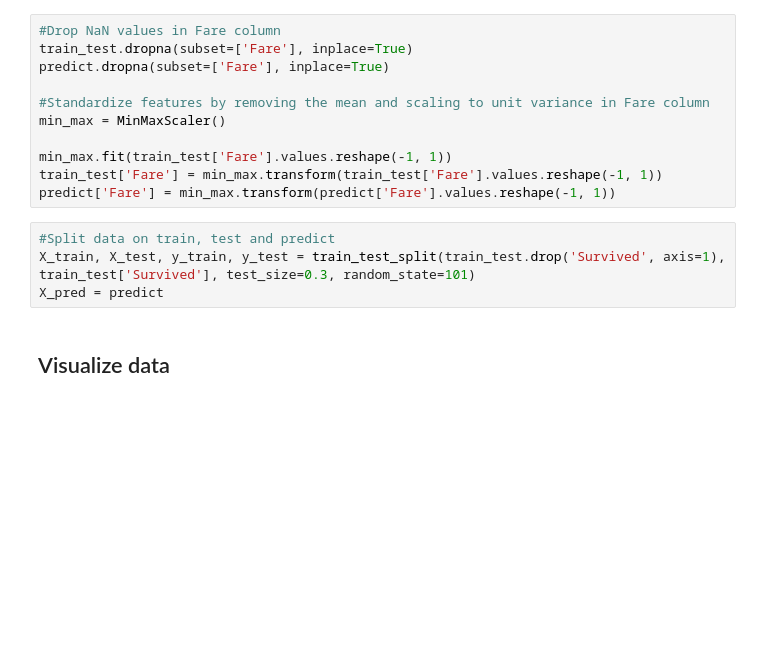
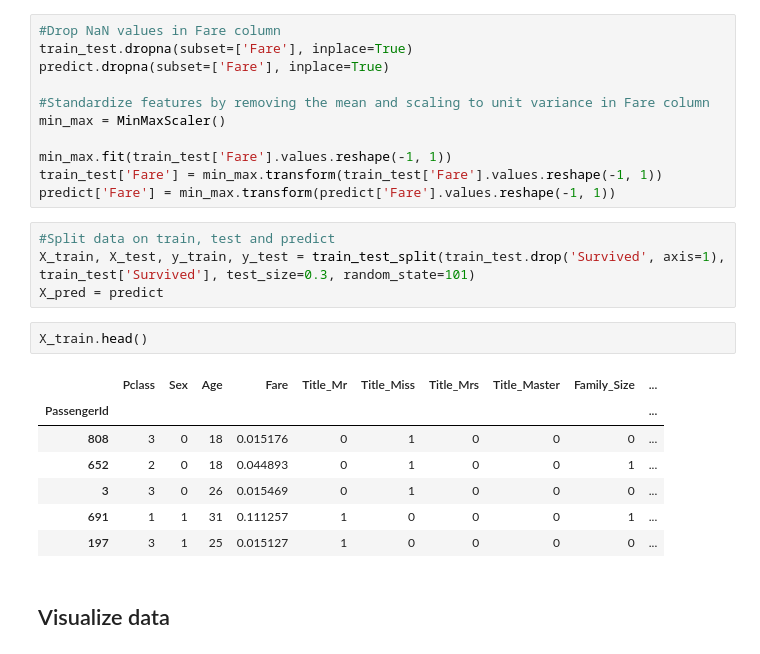
Before and after one commit to Przemoo16/Scikit-learn-Titanic-Survivors-Classification, a Jupyter notebook: Titanic.ipynb, the cells around one changed output. Cells and saved outputs as stored; diff of their text form; blank space fills up the shorter version.

```diff
--- a/Titanic.ipynb
+++ b/Titanic.ipynb
@@ -207,6 +207,16 @@ predict['Fare'] = min_max.transform(predict['Fare'].values.reshape(-1, 1))
 #Split data on train, test and predict
 X_train, X_test, y_train, y_test = train_test_split(train_test.drop('Survived', axis=1), train_test['Survived'], test_size=0.3, random_state=101)
 X_pred = predict
+# %%
+X_train.head()
+# %% [output]
+|  | Pclass | Sex | Age | Fare | Title_Mr | Title_Miss | Title_Mrs | Title_Master | Family_Size | ... |
+| PassengerId |  |  |  |  |  |  |  |  |  | ... |
+| 808 | 3 | 0 | 18 | 0.015176 | 0 | 1 | 0 | 0 | 0 | ... |
+| 652 | 2 | 0 | 18 | 0.044893 | 0 | 1 | 0 | 0 | 1 | ... |
+| 3 | 3 | 0 | 26 | 0.015469 | 0 | 1 | 0 | 0 | 0 | ... |
+| 691 | 1 | 1 | 31 | 0.111257 | 1 | 0 | 0 | 0 | 1 | ... |
+| 197 | 3 | 1 | 25 | 0.015127 | 1 | 0 | 0 | 0 | 0 | ... |
 # %% [markdown]
 ## Visualize data
 # %%
```
Also changed, not shown: parts of 4 cells of this notebook, 1 other file.
